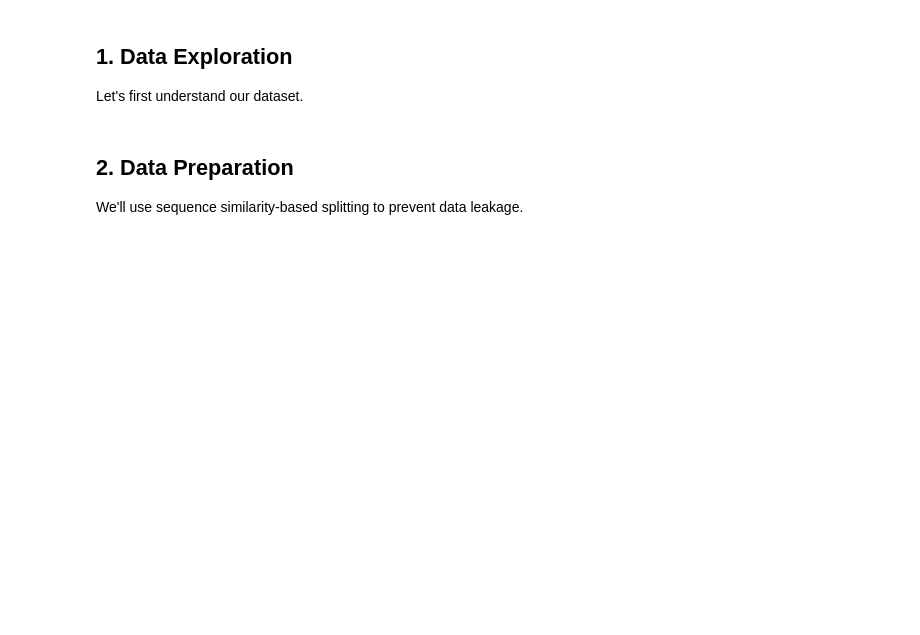
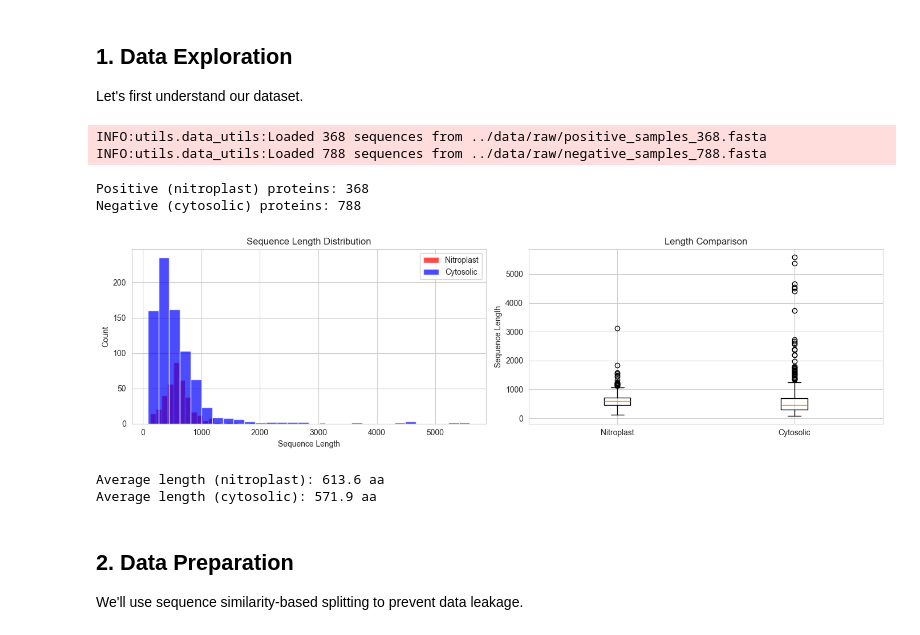
Before and after one commit to yuexujiang/Nitroplast_loc, a Jupyter notebook: nitroplast_pipeline/notebooks/tutorial.ipynb, the cells around one changed output. Cells and saved outputs as stored; diff of their text form; code cells hidden in the pictures; blank space fills up the shorter version.

```diff
--- a/nitroplast_pipeline/notebooks/tutorial.ipynb
+++ b/nitroplast_pipeline/notebooks/tutorial.ipynb
@@ -41,36 +43,46 @@ Let's first understand our dataset.
 from utils.data_utils import load_fasta, validate_sequences
 
 # Load data
-pos_sequences, pos_ids = load_fasta('../data/raw/nitroplast_proteins.fasta')
-neg_sequences, neg_ids = load_fasta('../data/raw/host_cytosolic.fasta')
+# pos_sequences, pos_ids = load_fasta('../data/raw/nitroplast_proteins.fasta')
+# neg_sequences, neg_ids = load_fasta('../data/raw/host_cytosolic.fasta')
+pos_sequences, pos_ids = load_fasta('../data/raw/positive_samples_368.fasta')
+neg_sequences, neg_ids = load_fasta('../data/raw/negative_samples_788.fasta')
 
 print(f"Positive (nitroplast) proteins: {len(pos_sequences)}")
 print(f"Negative (cytosolic) proteins: {len(neg_sequences)}")
 
 # Sequence length distribution
 fig, axes = plt.subplots(1, 2, figsize=(14, 4))
 
 axes[0].hist([len(s) for s in pos_sequences], bins=30, alpha=0.7, label='Nitroplast', color='red')
 axes[0].hist([len(s) for s in neg_sequences], bins=30, alpha=0.7, label='Cytosolic', color='blue')
 axes[0].set_xlabel('Sequence Length')
 axes[0].set_ylabel('Count')
 axes[0].set_title('Sequence Length Distribution')
 axes[0].legend()
 
 # Average length comparison
 lengths = {
     'Nitroplast': [len(s) for s in pos_sequences],
     'Cytosolic': [len(s) for s in neg_sequences]
 }
 axes[1].boxplot(lengths.values(), labels=lengths.keys())
 axes[1].set_ylabel('Sequence Length')
 axes[1].set_title('Length Comparison')
 
 plt.tight_layout()
 plt.show()
 
 print(f"\nAverage length (nitroplast): {np.mean([len(s) for s in pos_sequences]):.1f} aa")
 print(f"Average length (cytosolic): {np.mean([len(s) for s in neg_sequences]):.1f} aa")
+# %% [output]
+INFO:utils.data_utils:Loaded 368 sequences from ../data/raw/positive_samples_368.fasta
+INFO:utils.data_utils:Loaded 788 sequences from ../data/raw/negative_samples_788.fasta
+Positive (nitroplast) proteins: 368
+Negative (cytosolic) proteins: 788
+[figure, added]
+Average length (nitroplast): 613.6 aa
+Average length (cytosolic): 571.9 aa
 # %% [markdown]
 ## 2. Data Preparation
 
```
Also changed, not shown: parts of 4 cells of this notebook, 6 other files.
